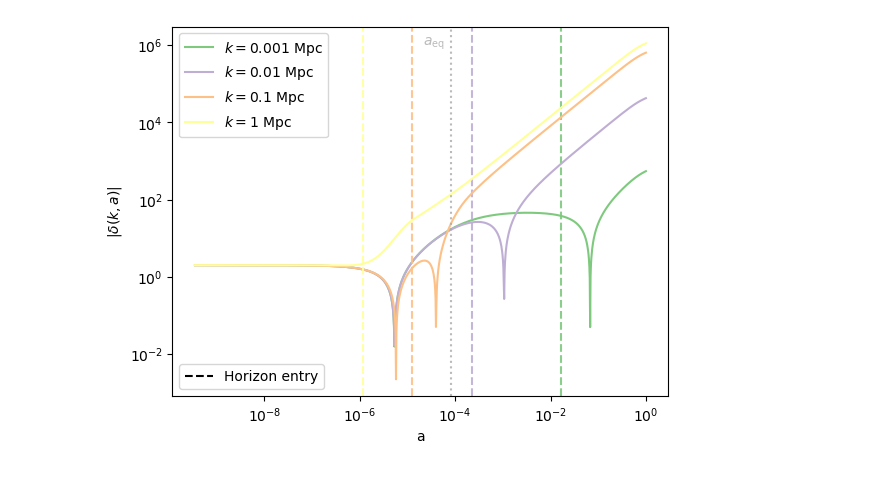
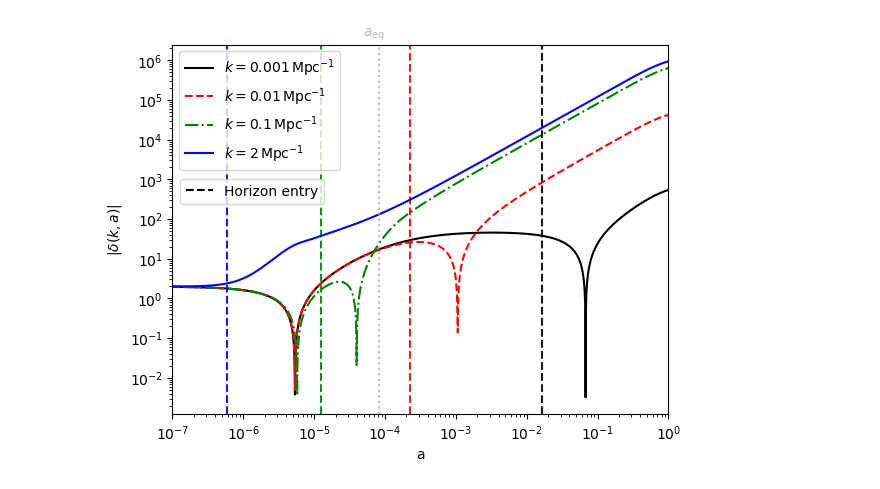
Before and after one commit to joaoreboucas1/einstein_boltzmann, a Jupyter notebook: growth.ipynb, the cells around one changed output. Cells and saved outputs as stored; diff of their text form; code cells hidden in the pictures.

```diff
--- a/growth.ipynb
+++ b/growth.ipynb
@@ -22,7 +20,6 @@ import matplotlib.pyplot as plt
 from scipy.integrate import odeint, quad
 from scipy.optimize import root_scalar
 # %%
-# TODO: convert units to Mpc
 # Constants
 c_in_km_s = 299_792.458
 
@@ -73,12 +70,12 @@ def dy_da(y, a, k=0.1):
     theta_m_prime = -H*theta_m + k**2 * Phi
     delta_gamma_prime = -4*theta_gamma/3 + 4*Phi_prime
     theta_gamma_prime = k**2*(delta_gamma/4 - sigma_gamma) + k**2 * Phi
-    return [delta_m_prime/(a*H), theta_m_prime/(a*H), delta_gamma_prime/(a*H), theta_gamma_prime/(a*H), Phi_prime/(a*H)]
+    return np.array([delta_m_prime, theta_m_prime, delta_gamma_prime, theta_gamma_prime, Phi_prime])/(a*H)
 
 def dy_dloga(y, loga, k=0.1):
     a = np.exp(loga)
     deriv = dy_da(y, a, k)
-    return list(map(lambda x: a*x, deriv))
+    return a*deriv
 
 def integrate(k):
     # Initial conditions
@@ -93,52 +90,45 @@ def integrate(k):
     y0 = [delta_c_ini, theta_c_ini, delta_gamma_ini, theta_gamma_ini, Phi_ini]
 
     # Defining scale factor grid for integration
-    a_switch = 1e-1
-    loga_int = np.linspace(np.log(a_ini), np.log(a_switch), 1000)
-    a_int_lin = np.linspace(a_switch, 1, 700)
-    a = np.concatenate([np.exp(loga_int), a_int_lin])
+    loga_int = np.linspace(np.log(a_ini), np.log(1), 3000)
+    a = np.exp(loga_int)
+    result = odeint(dy_dloga, y0, t=loga_int, args=(k,))
+    return a, result
 
-    partial = odeint(dy_dloga, y0, t=loga_int, args=(k,))
-    y_switch = partial[-1]
-    partial2 = odeint(dy_da, y_switch, t=a_int_lin, args=(k,))
-    return a, np.concatenate([partial, partial2])
-
-ks = [1e-3, 1e-2, 1e-1, 1]
+ks = [1e-3, 1e-2, 1e-1, 2]
 results = []
 for k in ks:
     a, result = integrate(k)
     results.append(result)
 # %%
 # From https://colorbrewer2.org/#type=qualitative&scheme=Accent&n=6
-colors = [
-    "#7fc97f",
-    "#beaed4",
-    "#fdc086",
-    "#ffff99",
-    "#386cb0",
-    "#f0027f"
+styles = [
+    ("black", "-"),
+    ("red", "--"),
+    ("green", "-."),
+    ("blue", "-"),
 ]
 
 fig, ax = plt.subplots()
-for k, result, color in zip(ks, results, colors):
+for k, result, (color, ls) in zip(ks, results, styles):
     delta_m, theta_m, delta_gamma, theta_gamma, Phi = result.T
-    ax.loglog(a, np.abs(delta_m), label=f"$k = {k}$ Mpc", color=color)
+    ax.loglog(a, np.abs(delta_m), label=f"$k = {k} \\, \\mathrm{{Mpc}}^{{-1}}$", color=color, ls=ls)
     a_horizon_entry = scale_factor_horizon_entry(k)
     ax.axvline(a_horizon_entry, alpha=0.9, ls="--", color=color)
 
 
 ax.axvline(a_eq, c="darkgray", alpha=0.8, ls=":")
-ax.text(a_eq/4, 1e6, r"$a_\mathrm{eq}$", c="darkgray", alpha=0.8)
+ax.text(a_eq/1.7, 4e6, r"$a_\mathrm{eq}$", c="darkgray", alpha=0.8)
 
+ax.set_xlim([1e-7, 1])
 ax.set_xlabel("a")
 ax.set_ylabel(r"$|\delta(k, a)|$")
 ax.legend()
 
-import matplotlib
 line = matplotlib.lines.Line2D([], [], color='black', ls="--", label='Horizon entry')
 legend = ax.legend()
 ax.add_artist(legend)
-ax.legend(handles=[line], loc="lower left")
+ax.legend(handles=[line], bbox_to_anchor=(0.32, 0.55))
 plt.savefig("deltas.pdf")
 # %% [output]
-[figure, old version]
+[figure, new version]
```
Also changed, not shown: parts of 3 cells of this notebook, 2 other files.
